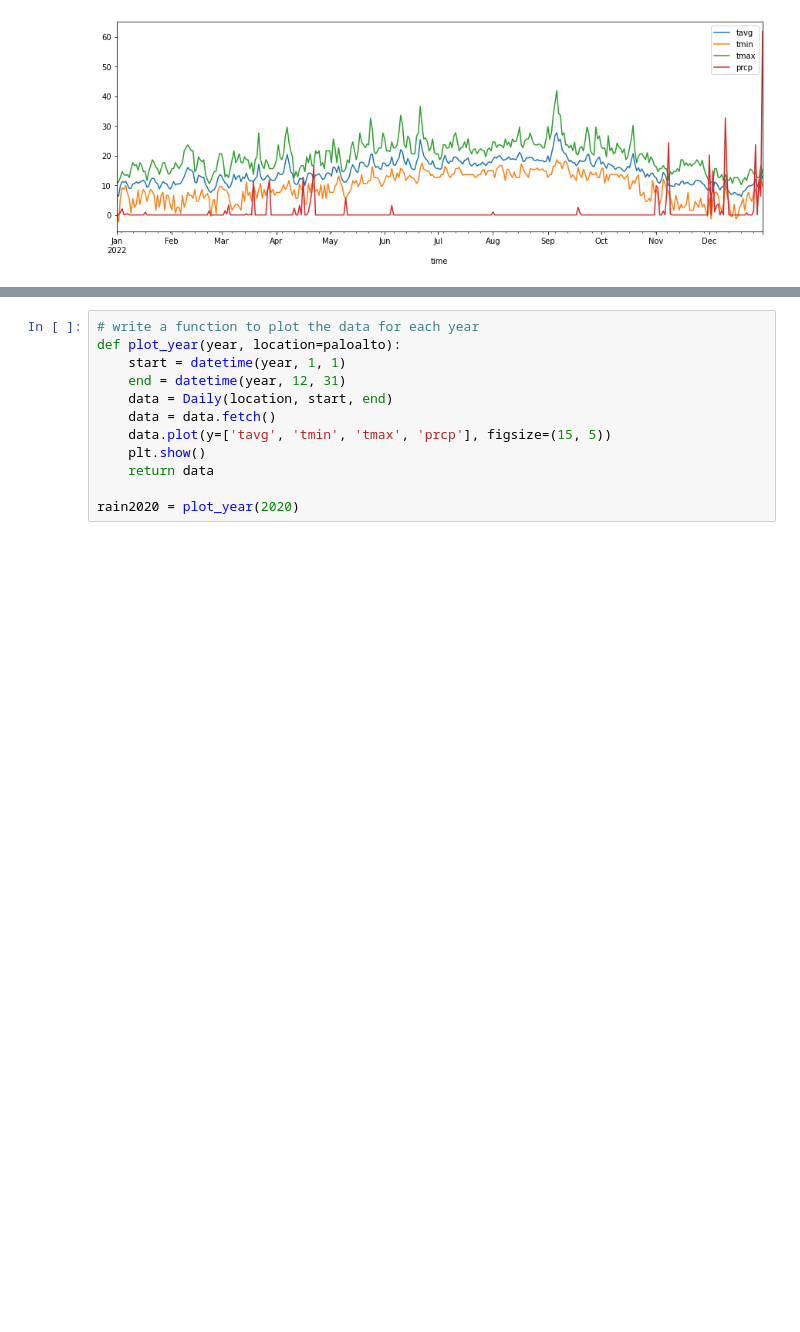
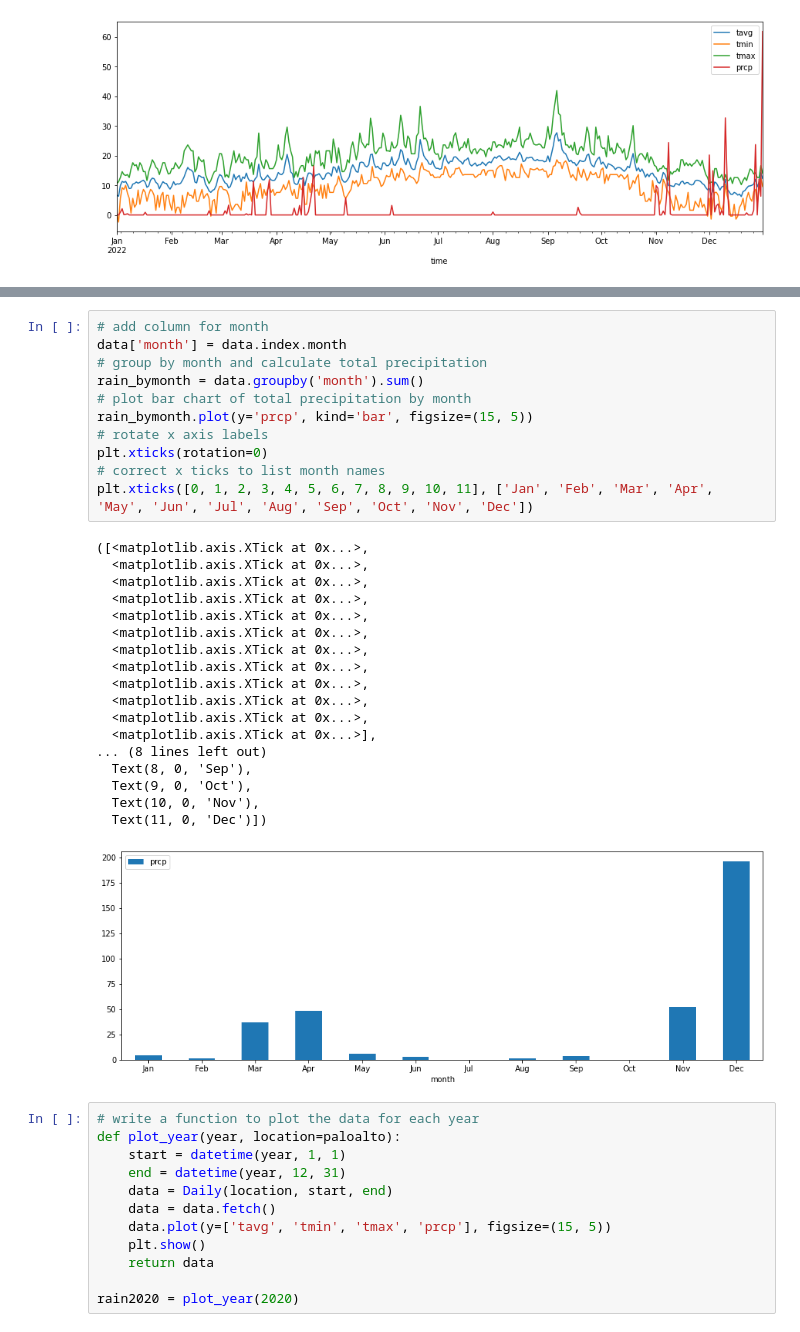
Before and after one commit to stanford-mse-125/demos, a Jupyter notebook: bootstrap.ipynb, the cells around one changed output, grey strips where cells are left out. Saved outputs shown, nothing was run; the diff lists cells and outputs as text; blank space fills up the shorter version.

```diff
--- a/bootstrap.ipynb
+++ b/bootstrap.ipynb
@@ -71,6 +73,36 @@ plt.text(365, -5, 'Dec', ha='center', va='bottom')
 plt.show()
 # %% [output]
 [figure]
+# %%
+# add column for month
+data['month'] = data.index.month
+# group by month and calculate total precipitation
+rain_bymonth = data.groupby('month').sum()
+# plot bar chart of total precipitation by month
+rain_bymonth.plot(y='prcp', kind='bar', figsize=(15, 5))
+# rotate x axis labels
+plt.xticks(rotation=0)
+# correct x ticks to list month names
+plt.xticks([0, 1, 2, 3, 4, 5, 6, 7, 8, 9, 10, 11], ['Jan', 'Feb', 'Mar', 'Apr', 'May', 'Jun', 'Jul', 'Aug', 'Sep', 'Oct', 'Nov', 'Dec'])
+# %% [output]
+([<matplotlib.axis.XTick at 0x...>,
+  <matplotlib.axis.XTick at 0x...>,
+  <matplotlib.axis.XTick at 0x...>,
+  <matplotlib.axis.XTick at 0x...>,
+  <matplotlib.axis.XTick at 0x...>,
+  <matplotlib.axis.XTick at 0x...>,
+  <matplotlib.axis.XTick at 0x...>,
+  <matplotlib.axis.XTick at 0x...>,
+  <matplotlib.axis.XTick at 0x...>,
+  <matplotlib.axis.XTick at 0x...>,
+  <matplotlib.axis.XTick at 0x...>,
+  <matplotlib.axis.XTick at 0x...>],
+... (8 lines left out)
+  Text(8, 0, 'Sep'),
+  Text(9, 0, 'Oct'),
+  Text(10, 0, 'Nov'),
+  Text(11, 0, 'Dec')])
+[figure, added]
 # %%
 # write a function to plot the data for each year
 def plot_year(year, location=paloalto):
```
Also changed, not shown: parts of 4 cells of this notebook.
